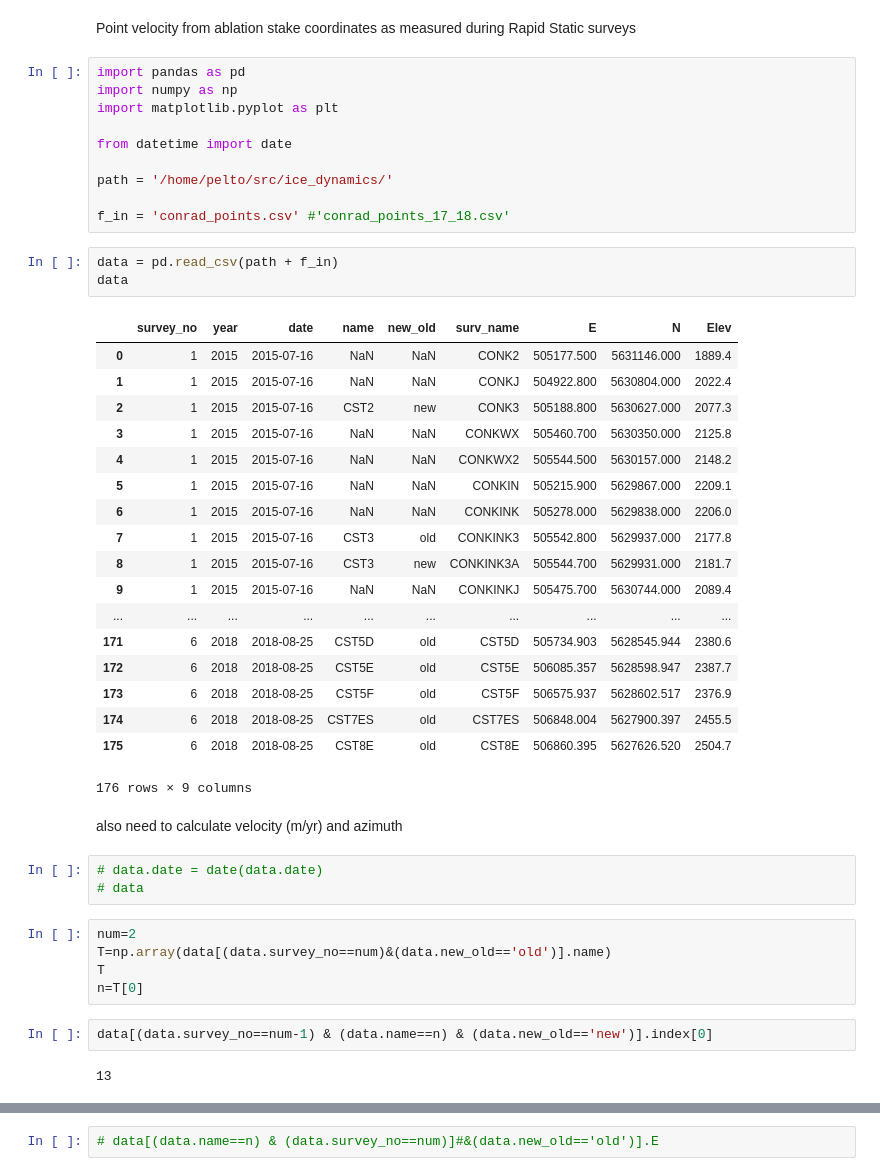
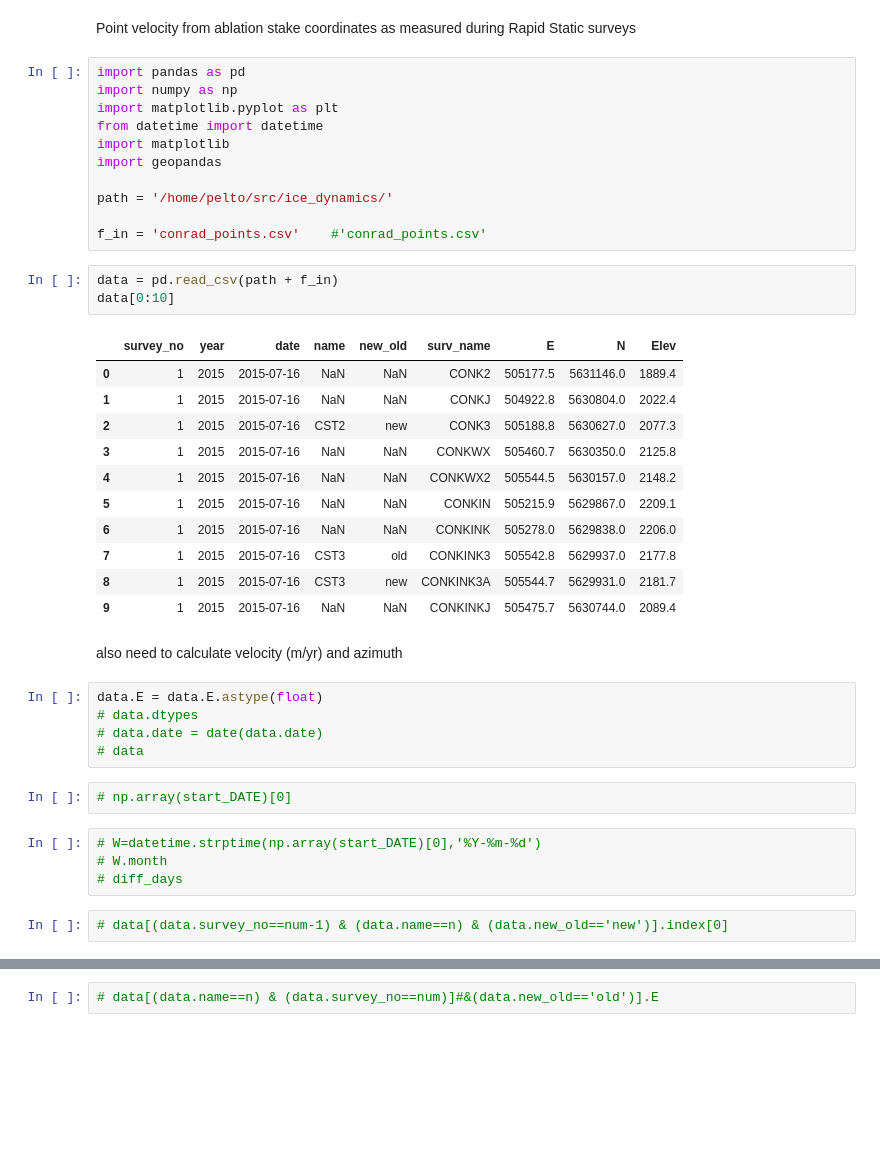
Before and after one commit to bpelto/ice_dynamics, a Jupyter notebook: stake_velocity.ipynb, the cells around one changed output, grey strips where cells are left out. Cells and saved outputs as stored; diff of their text form; blank space fills up the shorter version.

```diff
--- a/stake_velocity.ipynb
+++ b/stake_velocity.ipynb
@@ -4,48 +4,43 @@ Point velocity from ablation stake coordinates as measured during Rapid Static s
 import pandas as pd
 import numpy as np
 import matplotlib.pyplot as plt
-
-from datetime import date
+from datetime import datetime
+import matplotlib
+import geopandas
 
 path = '/home/pelto/src/ice_dynamics/'
 
-f_in = 'conrad_points.csv' #'conrad_points_17_18.csv'
+f_in = 'conrad_points.csv'    #'conrad_points.csv'
 # %%
 data = pd.read_csv(path + f_in)
-data
+data[0:10]
 # %% [output]
 |  | survey_no | year | date | name | new_old | surv_name | E | N | Elev |
-| 0 | 1 | 2015 | 2015-07-16 | NaN | NaN | CONK2 | 505177.500 | 5631146.000 | 1889.4 |
-| 1 | 1 | 2015 | 2015-07-16 | NaN | NaN | CONKJ | 504922.800 | 5630804.000 | 2022.4 |
-| 2 | 1 | 2015 | 2015-07-16 | CST2 | new | CONK3 | 505188.800 | 5630627.000 | 2077.3 |
-| 3 | 1 | 2015 | 2015-07-16 | NaN | NaN | CONKWX | 505460.700 | 5630350.000 | 2125.8 |
-| 4 | 1 | 2015 | 2015-07-16 | NaN | NaN | CONKWX2 | 505544.500 | 5630157.000 | 2148.2 |
-| 5 | 1 | 2015 | 2015-07-16 | NaN | NaN | CONKIN | 505215.900 | 5629867.000 | 2209.1 |
-| 6 | 1 | 2015 | 2015-07-16 | NaN | NaN | CONKINK | 505278.000 | 5629838.000 | 2206.0 |
-| 7 | 1 | 2015 | 2015-07-16 | CST3 | old | CONKINK3 | 505542.800 | 5629937.000 | 2177.8 |
-| 8 | 1 | 2015 | 2015-07-16 | CST3 | new | CONKINK3A | 505544.700 | 5629931.000 | 2181.7 |
-| 9 | 1 | 2015 | 2015-07-16 | NaN | NaN | CONKINKJ | 505475.700 | 5630744.000 | 2089.4 |
-| ... | ... | ... | ... | ... | ... | ... | ... | ... | ... |
-| 171 | 6 | 2018 | 2018-08-25 | CST5D | old | CST5D | 505734.903 | 5628545.944 | 2380.6 |
-| 172 | 6 | 2018 | 2018-08-25 | CST5E | old | CST5E | 506085.357 | 5628598.947 | 2387.7 |
-| 173 | 6 | 2018 | 2018-08-25 | CST5F | old | CST5F | 506575.937 | 5628602.517 | 2376.9 |
-| 174 | 6 | 2018 | 2018-08-25 | CST7ES | old | CST7ES | 506848.004 | 5627900.397 | 2455.5 |
-| 175 | 6 | 2018 | 2018-08-25 | CST8E | old | CST8E | 506860.395 | 5627626.520 | 2504.7 |
+| 0 | 1 | 2015 | 2015-07-16 | NaN | NaN | CONK2 | 505177.5 | 5631146.0 | 1889.4 |
+| 1 | 1 | 2015 | 2015-07-16 | NaN | NaN | CONKJ | 504922.8 | 5630804.0 | 2022.4 |
+| 2 | 1 | 2015 | 2015-07-16 | CST2 | new | CONK3 | 505188.8 | 5630627.0 | 2077.3 |
+| 3 | 1 | 2015 | 2015-07-16 | NaN | NaN | CONKWX | 505460.7 | 5630350.0 | 2125.8 |
+| 4 | 1 | 2015 | 2015-07-16 | NaN | NaN | CONKWX2 | 505544.5 | 5630157.0 | 2148.2 |
+| 5 | 1 | 2015 | 2015-07-16 | NaN | NaN | CONKIN | 505215.9 | 5629867.0 | 2209.1 |
+| 6 | 1 | 2015 | 2015-07-16 | NaN | NaN | CONKINK | 505278.0 | 5629838.0 | 2206.0 |
+| 7 | 1 | 2015 | 2015-07-16 | CST3 | old | CONKINK3 | 505542.8 | 5629937.0 | 2177.8 |
+| 8 | 1 | 2015 | 2015-07-16 | CST3 | new | CONKINK3A | 505544.7 | 5629931.0 | 2181.7 |
+| 9 | 1 | 2015 | 2015-07-16 | NaN | NaN | CONKINKJ | 505475.7 | 5630744.0 | 2089.4 |
-176 rows × 9 columns
 # %% [markdown]
 also need to calculate velocity (m/yr) and azimuth
 # %%
+data.E = data.E.astype(float)
+# data.dtypes
 # data.date = date(data.date)
 # data
+# %%
+# np.array(start_DATE)[0]
+# %%
+# W=datetime.strptime(np.array(start_DATE)[0],'%Y-%m-%d')
+# W.month
+# diff_days
 # %%
-num=2
-T=np.array(data[(data.survey_no==num)&(data.new_old=='old')].name)
-T
-n=T[0]
+# data[(data.survey_no==num-1) & (data.name==n) & (data.new_old=='new')].index[0]
-# %%
-data[(data.survey_no==num-1) & (data.name==n) & (data.new_old=='new')].index[0]
-# %% [output]
-13
 # %%
 Dis=pd.DataFrame({})
 for num in np.arange(2,7,1):
```
Also changed, not shown: parts of 3 cells of this notebook, 1 other file.
